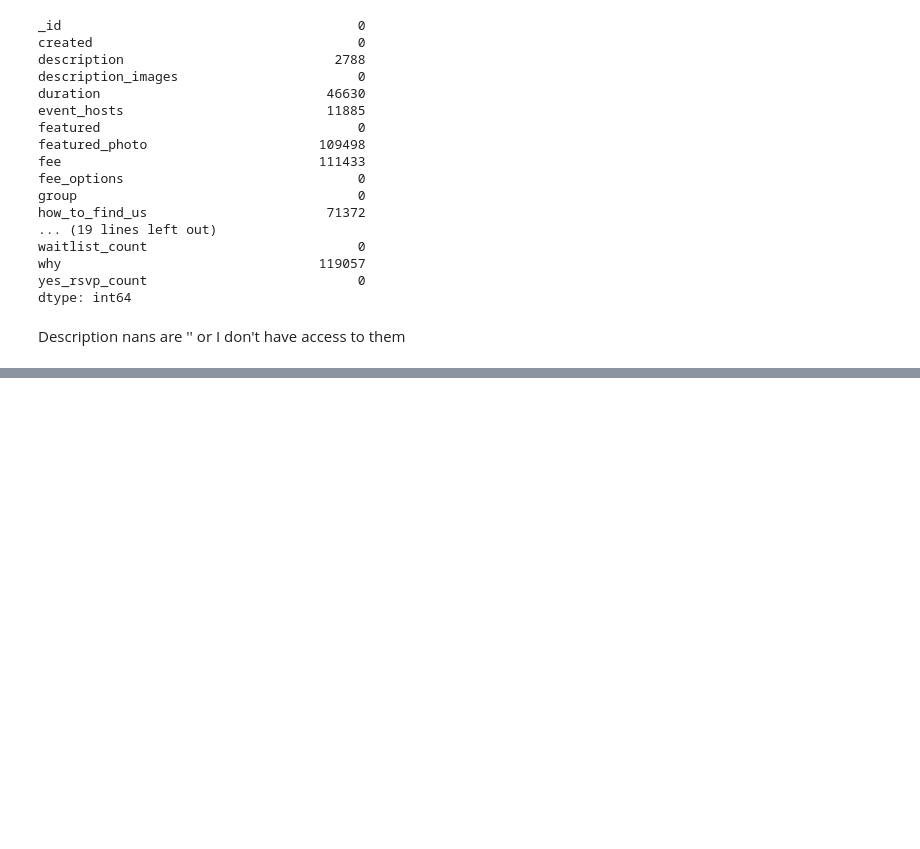
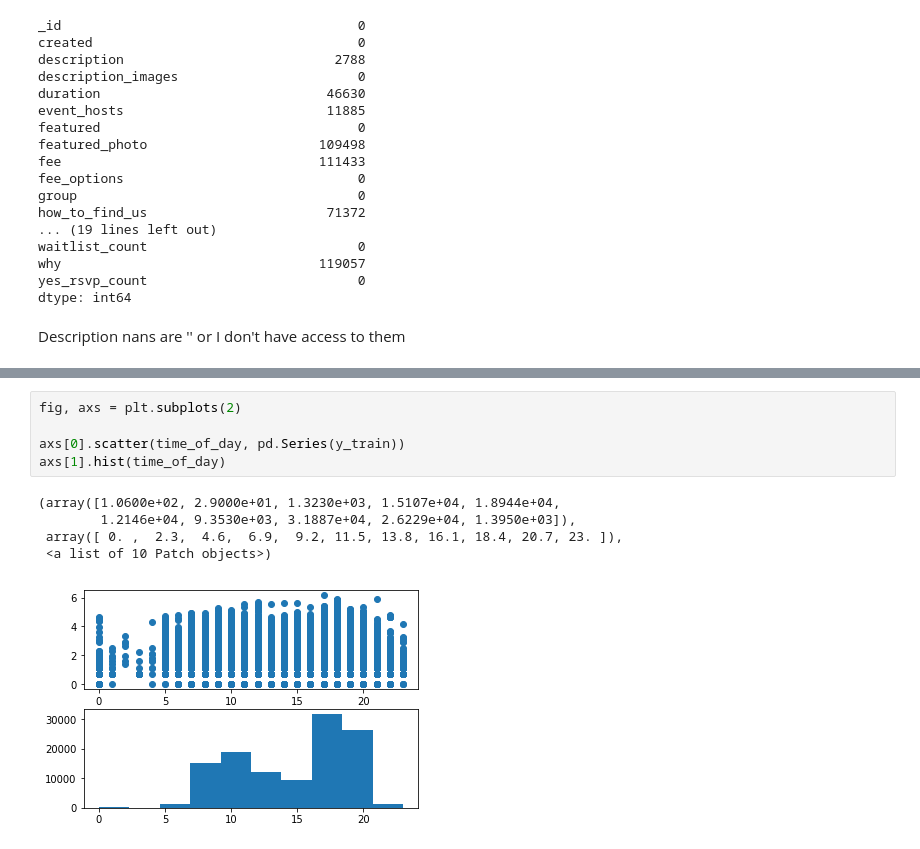
Before and after one commit to 3point14thon/meetup_rsvp_predictor, a Jupyter notebook: showup/notebooks/eda.ipynb, the cells around one changed output, grey strips where cells are left out. Cells and saved outputs as stored; diff of their text form; blank space fills up the shorter version.

```diff
--- a/showup/notebooks/eda.ipynb
+++ b/showup/notebooks/eda.ipynb
@@ -118,0 +258,11 @@ Description nans are '' or I don't have access to them
+# %%
+fig, axs = plt.subplots(2)
+
+axs[0].scatter(time_of_day, pd.Series(y_train))
+axs[1].hist(time_of_day)
+# %% [output]
+(array([1.0600e+02, 2.9000e+01, 1.3230e+03, 1.5107e+04, 1.8944e+04,
+        1.2146e+04, 9.3530e+03, 3.1887e+04, 2.6229e+04, 1.3950e+03]),
+ array([ 0. ,  2.3,  4.6,  6.9,  9.2, 11.5, 13.8, 16.1, 18.4, 20.7, 23. ]),
+ <a list of 10 Patch objects>)
+[figure, added]
```
Also changed, not shown: parts of 45 cells of this notebook, 4 other files.
